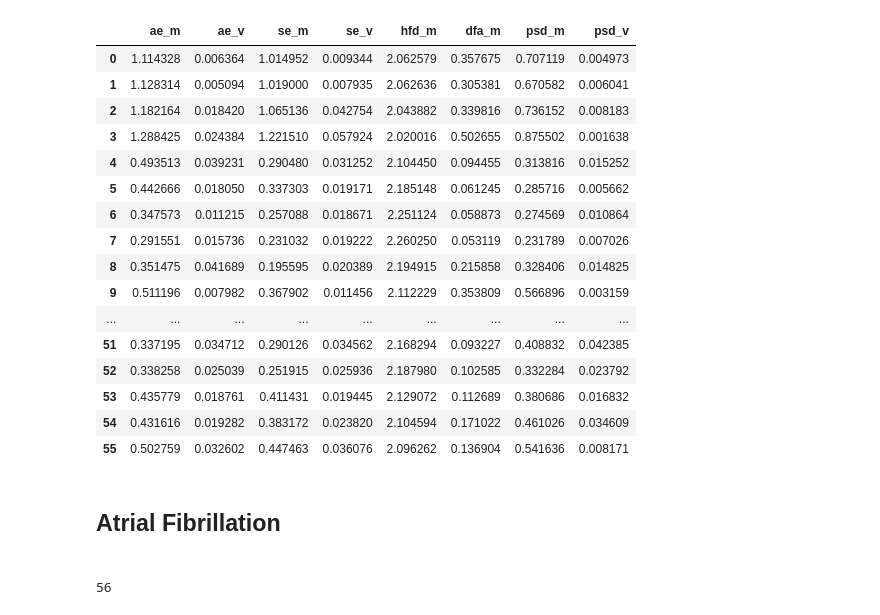
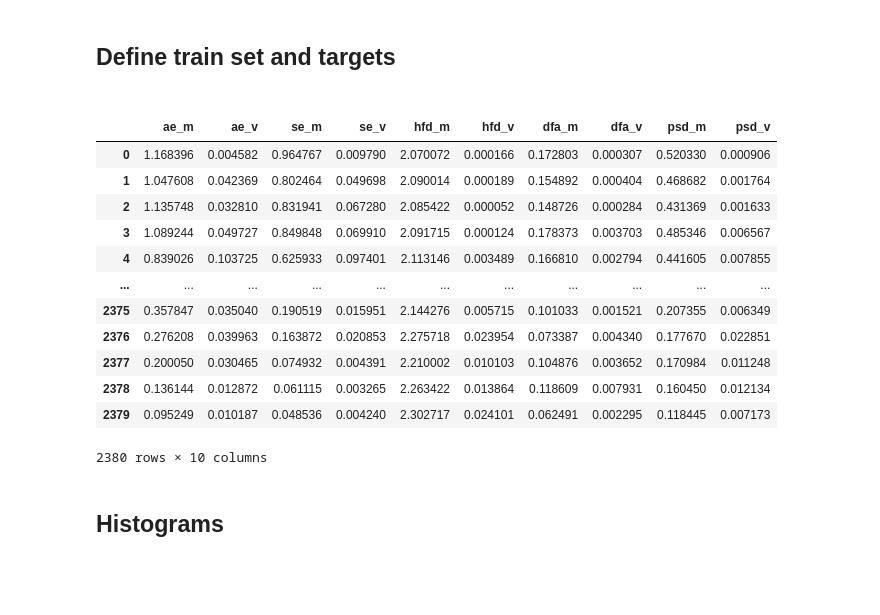
Before and after one commit to AlanPalomino/TTB_2020_2_13, a Jupyter notebook: Classification.ipynb, the cells around one changed output. Saved outputs shown, nothing was run; the diff lists cells and outputs as text; code cells hidden in the pictures.

```diff
--- a/Classification.ipynb
+++ b/Classification.ipynb
@@ -8,4 +11,7 @@ from sklearn import metrics
 # %%
-data=pd.read_csv("worksample_data.csv")
+data=pd.read_csv("complete_data.csv")
 data
+# 0 - Fibrilacion Atrial
+# 1 - Congestión cardíaca
+# 2 - Infarto al miocardio
 # %% [output]
@@ -24,0 +33,4 @@ data
+# %%
+pathology = data[["cond","ae_m","ae_v","se_m","se_v","hfd_m","hfd_v","dfa_m","dfa_v","psd_m","psd_v"]]
+random = pathology.sample(n=15117,random_state=1)
+random
@@ -25,36 +51,30 @@ data
+# %% [markdown]
+<h2>Define train set and targets<h2>
 # %%
-atrial_fibrillation=data[0:21][['ae_m', 'ae_v','se_m','se_v','hfd_m','dfa_m','psd_m','psd_v']]
-congestive_heartf=data[22:56][['ae_m', 'ae_v','se_m','se_v','hfd_m','dfa_m','psd_m','psd_v']]
-myocardial_infarction=data[57:68][['ae_m', 'ae_v','se_m','se_v','hfd_m','dfa_m','psd_m','psd_v']]
-X=data[0:56][['ae_m', 'ae_v','se_m','se_v','hfd_m','dfa_m','psd_m','psd_v']]
+a_f=pathology[pathology["cond"] ==0]
+c_c=pathology[pathology["cond"] ==1][0:1190]
+m_i=pathology[pathology["cond"] ==2]
+
+atrial_f=a_f[["ae_m","ae_v","se_m","se_v","hfd_m","hfd_v","dfa_m","dfa_v","psd_m","psd_v"]]
+congestive_h=c_c[["ae_m","ae_v","se_m","se_v","hfd_m","hfd_v","dfa_m","dfa_v","psd_m","psd_v"]]
+myocardial_i=m_i[["ae_m","ae_v","se_m","se_v","hfd_m","hfd_v","dfa_m","dfa_v","psd_m","psd_v"]]
+
+targets=a_f['cond'].tolist()+c_c['cond'].tolist()
+X=pd.concat([atrial_f,congestive_h],ignore_index=True)
 X
 # %% [output]
-|  | ae_m | ae_v | se_m | se_v | hfd_m | dfa_m | psd_m | psd_v |
-| 0 | 1.114328 | 0.006364 | 1.014952 | 0.009344 | 2.062579 | 0.357675 | 0.707119 | 0.004973 |
-| 1 | 1.128314 | 0.005094 | 1.019000 | 0.007935 | 2.062636 | 0.305381 | 0.670582 | 0.006041 |
-| 2 | 1.182164 | 0.018420 | 1.065136 | 0.042754 | 2.043882 | 0.339816 | 0.736152 | 0.008183 |
-| 3 | 1.288425 | 0.024384 | 1.221510 | 0.057924 | 2.020016 | 0.502655 | 0.875502 | 0.001638 |
-| 4 | 0.493513 | 0.039231 | 0.290480 | 0.031252 | 2.104450 | 0.094455 | 0.313816 | 0.015252 |
-| 5 | 0.442666 | 0.018050 | 0.337303 | 0.019171 | 2.185148 | 0.061245 | 0.285716 | 0.005662 |
-| 6 | 0.347573 | 0.011215 | 0.257088 | 0.018671 | 2.251124 | 0.058873 | 0.274569 | 0.010864 |
-| 7 | 0.291551 | 0.015736 | 0.231032 | 0.019222 | 2.260250 | 0.053119 | 0.231789 | 0.007026 |
-| 8 | 0.351475 | 0.041689 | 0.195595 | 0.020389 | 2.194915 | 0.215858 | 0.328406 | 0.014825 |
-| 9 | 0.511196 | 0.007982 | 0.367902 | 0.011456 | 2.112229 | 0.353809 | 0.566896 | 0.003159 |
-| ... | ... | ... | ... | ... | ... | ... | ... | ... |
-| 51 | 0.337195 | 0.034712 | 0.290126 | 0.034562 | 2.168294 | 0.093227 | 0.408832 | 0.042385 |
-| 52 | 0.338258 | 0.025039 | 0.251915 | 0.025936 | 2.187980 | 0.102585 | 0.332284 | 0.023792 |
-| 53 | 0.435779 | 0.018761 | 0.411431 | 0.019445 | 2.129072 | 0.112689 | 0.380686 | 0.016832 |
-| 54 | 0.431616 | 0.019282 | 0.383172 | 0.023820 | 2.104594 | 0.171022 | 0.461026 | 0.034609 |
-| 55 | 0.502759 | 0.032602 | 0.447463 | 0.036076 | 2.096262 | 0.136904 | 0.541636 | 0.008171 |
+|  | ae_m | ae_v | se_m | se_v | hfd_m | hfd_v | dfa_m | dfa_v | psd_m | psd_v |
+| 0 | 1.168396 | 0.004582 | 0.964767 | 0.009790 | 2.070072 | 0.000166 | 0.172803 | 0.000307 | 0.520330 | 0.000906 |
+| 1 | 1.047608 | 0.042369 | 0.802464 | 0.049698 | 2.090014 | 0.000189 | 0.154892 | 0.000404 | 0.468682 | 0.001764 |
+| 2 | 1.135748 | 0.032810 | 0.831941 | 0.067280 | 2.085422 | 0.000052 | 0.148726 | 0.000284 | 0.431369 | 0.001633 |
+| 3 | 1.089244 | 0.049727 | 0.849848 | 0.069910 | 2.091715 | 0.000124 | 0.178373 | 0.003703 | 0.485346 | 0.006567 |
+| 4 | 0.839026 | 0.103725 | 0.625933 | 0.097401 | 2.113146 | 0.003489 | 0.166810 | 0.002794 | 0.441605 | 0.007855 |
+| ... | ... | ... | ... | ... | ... | ... | ... | ... | ... | ... |
+| 2375 | 0.357847 | 0.035040 | 0.190519 | 0.015951 | 2.144276 | 0.005715 | 0.101033 | 0.001521 | 0.207355 | 0.006349 |
+| 2376 | 0.276208 | 0.039963 | 0.163872 | 0.020853 | 2.275718 | 0.023954 | 0.073387 | 0.004340 | 0.177670 | 0.022851 |
+| 2377 | 0.200050 | 0.030465 | 0.074932 | 0.004391 | 2.210002 | 0.010103 | 0.104876 | 0.003652 | 0.170984 | 0.011248 |
+| 2378 | 0.136144 | 0.012872 | 0.061115 | 0.003265 | 2.263422 | 0.013864 | 0.118609 | 0.007931 | 0.160450 | 0.012134 |
+| 2379 | 0.095249 | 0.010187 | 0.048536 | 0.004240 | 2.302717 | 0.024101 | 0.062491 | 0.002295 | 0.118445 | 0.007173 |
+2380 rows × 10 columns
 # %% [markdown]
-<h2>Atrial Fibrillation<h2>
+<h2>Histograms<h2>
-# %%
-Y= []
-for x in range(len(atrial_fibrillation)+1):
-    Y.append(0)
-
-for i in range(len(congestive_heartf)):
-    Y.append(1)
-len(Y)
-# %% [output]
-56
```
Also changed, not shown: parts of 25 cells of this notebook, 1 other file.
